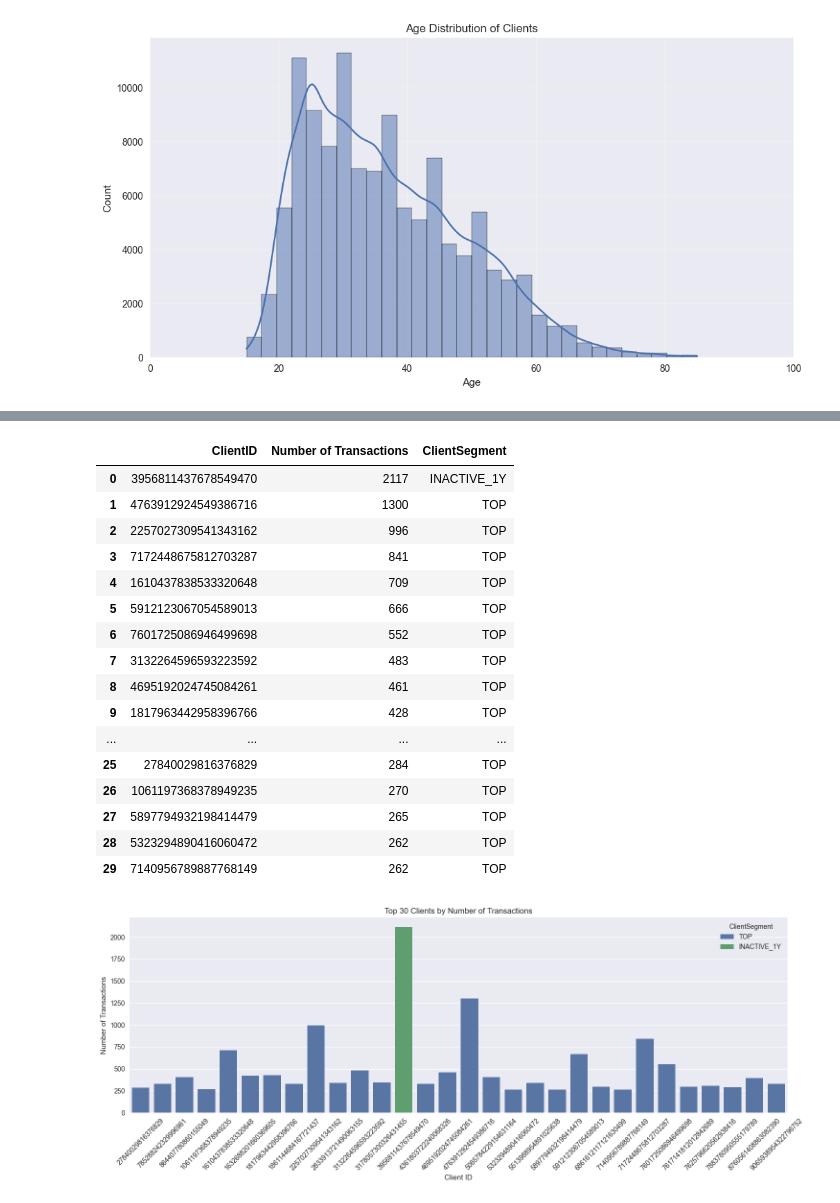
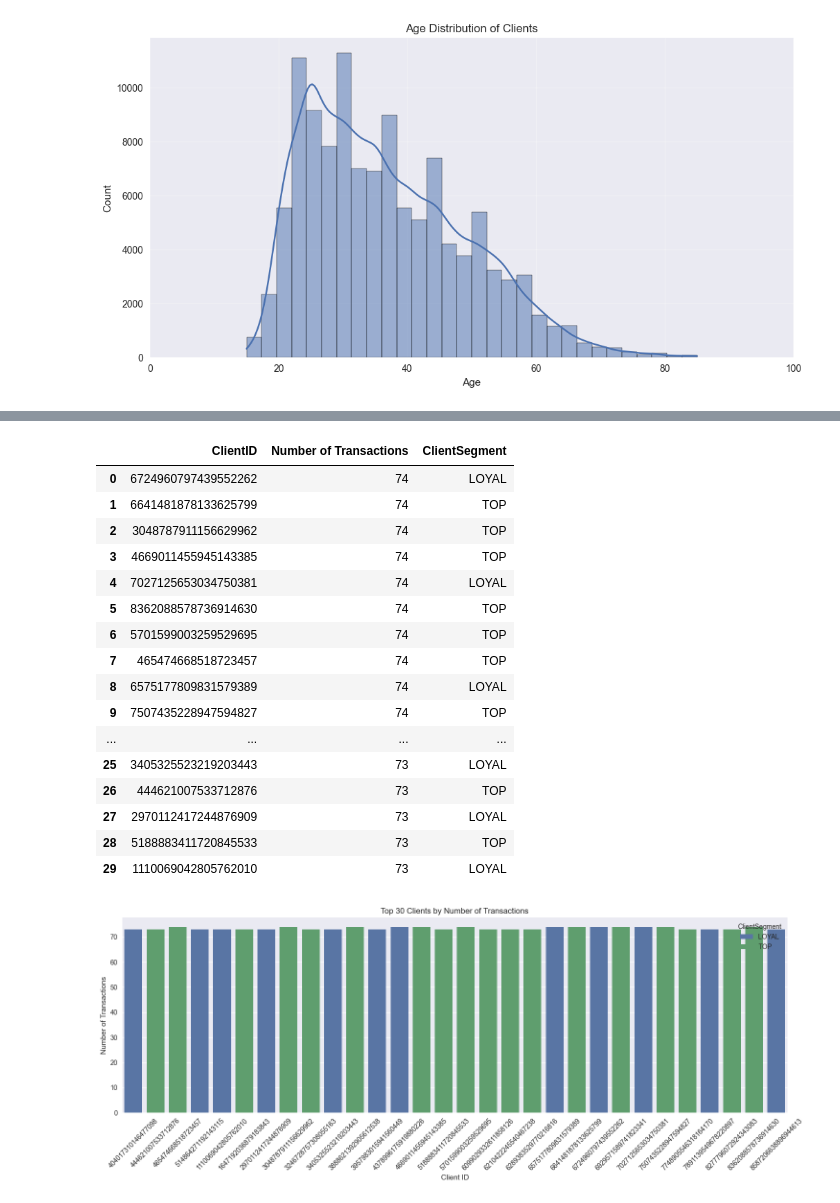
Before and after one commit to ravhello/hackathon, a Jupyter notebook: exploration.ipynb, the cells around one changed output, grey strips where cells are left out. Cells and saved outputs as stored; diff of their text form; code cells hidden in the pictures.

Commit message:
new exploration with only one table

```diff
--- a/exploration.ipynb
+++ b/exploration.ipynb
@@ -38,10 +266,9 @@ clients_df['Age'] = clients_df['Age'].apply(lambda x: x if (15 <= x <= 85) else
 # %%
-'''
 # Calculate number of orders per client
-orders_per_client = transactions_df.groupby('ClientID').size()
+orders_per_client = final_df.groupby('ClientID').size()
 
 # Calculate average amount per order per client
-avg_amount_per_order = transactions_df.groupby('ClientID')['SalesNetAmountEuro'].mean()
+avg_amount_per_order = final_df.groupby('ClientID')['SalesNetAmountEuro'].mean()
 
 # Calculate the 99.9 percentile thresholds
 freq_threshold = np.percentile(orders_per_client, 99.9)
@@ -52,13 +279,15 @@ clients_high_freq = orders_per_client[orders_per_client > freq_threshold].index
 clients_high_amount = avg_amount_per_order[avg_amount_per_order > amount_threshold].index
 clients_to_remove = set(clients_high_freq) | set(clients_high_amount)
 
-# Remove transactions for these clients
-transactions_df = transactions_df[~transactions_df['ClientID'].isin(clients_to_remove)]
+# Remove transactions for these clients from final_df
+final_df = final_df[~final_df['ClientID'].isin(clients_to_remove)]
 
-# Also remove them from clients_df
-clients_df = clients_df[~clients_df['ClientID'].isin(clients_to_remove)]
+total_clients_before = len(final_df['ClientID'].unique())
+total_transactions_before = len(final_df)
 
 print(f"Number of clients removed: {len(clients_to_remove)}")
-print(f"Number of transactions remaining: {len(transactions_df)}")
-print(f"Number of clients remaining: {len(clients_df)}")
-'''
+print(f"Percentage of clients removed: {(len(clients_to_remove) / total_clients_before * 100):.2f}%")
+print(f"\nNumber of transactions remaining: {len(final_df)}")
+print(f"Number of transactions removed: {total_transactions_before - len(final_df)}")
+print(f"Percentage of transactions removed: {((total_transactions_before - len(final_df)) / total_transactions_before * 100):.2f}%")
+print(f"\nNumber of unique clients remaining: {final_df['ClientID'].nunique()}")
@@ -65,8 +367,11 @@ print(f"Number of clients remaining: {len(clients_df)}")
+# %%
+# Aggregate duplicate transactions by summing quantities
+final_df = final_df.groupby([
+    'ClientID', 'ProductID', 'TransactionDate', 'StoreID', 'SalesNetAmountEuro',
+    'StoreCountry', 'Quantity_in_stock', 'Category', 'FamilyLevel1', 'FamilyLevel2',
+    'Universe', 'ClientSegment', 'ClientGender', 'Age'
+])['Quantity_sold'].sum().reset_index()
 # %%
+'''# Remove customers from final_df
+final_df = final_df[~final_df['ClientID'].isin([784139077380372687, 7170141520984547731, 4948726587055327420])]
 '''
-# Remove customers from transactions_df
-transactions_df = transactions_df[~transactions_df['ClientID'].isin([784139077380372687, 7170141520984547731, 4948726587055327420])]
-
-# Remove customers from clients_df
-clients_df = clients_df[~clients_df['ClientID'].isin([784139077380372687, 7170141520984547731, 4948726587055327420])]
-'''
@@ -487,43 +644,45 @@ See the caveats in the documentation: https://pandas.pydata.org/pandas-docs/stab
 # %%
 # Get number of transactions per client
-transactions_per_client = transactions_df.groupby('ClientID').size()
+transactions_per_client = final_df.groupby('ClientID').size()
 
 # Sort in descending order and get top 30
 top_30_by_transactions = transactions_per_client.sort_values(ascending=False).head(30)
 
-# Merge with client segments
+# Create a DataFrame with the results
 top_30_clients = pd.DataFrame(top_30_by_transactions).reset_index()
 top_30_clients.columns = ['ClientID', 'Number of Transactions']
-top_30_clients = top_30_clients.merge(clients_df[['ClientID', 'ClientSegment']], on='ClientID', how='left')
+
+# Since final_df already contains ClientSegment, we can merge directly
+top_30_clients = top_30_clients.merge(final_df[['ClientID', 'ClientSegment']].drop_duplicates(), on='ClientID', how='left')
 
 # Display results
 display(top_30_clients)
 
 # Create bar plot
 plt.figure(figsize=(15, 6))
 sns.barplot(data=top_30_clients, x='ClientID', y='Number of Transactions', hue='ClientSegment')
 plt.title('Top 30 Clients by Number of Transactions')
 plt.xticks(rotation=45)
 plt.xlabel('Client ID')
 plt.tight_layout()
 plt.show()
 # %% [output]
 |  | ClientID | Number of Transactions | ClientSegment |
-| 0 | 3956811437678549470 | 2117 | INACTIVE_1Y |
-| 1 | 4763912924549386716 | 1300 | TOP |
-| 2 | 2257027309541343162 | 996 | TOP |
-| 3 | 7172448675812703287 | 841 | TOP |
-| 4 | 1610437838533320648 | 709 | TOP |
-| 5 | 5912123067054589013 | 666 | TOP |
-| 6 | 7601725086946499698 | 552 | TOP |
-| 7 | 3132264596593223592 | 483 | TOP |
-| 8 | 4695192024745084261 | 461 | TOP |
-| 9 | 1817963442958396766 | 428 | TOP |
+| 0 | 6724960797439552262 | 74 | LOYAL |
+| 1 | 6641481878133625799 | 74 | TOP |
+| 2 | 3048787911156629962 | 74 | TOP |
+| 3 | 4669011455945143385 | 74 | TOP |
+| 4 | 7027125653034750381 | 74 | LOYAL |
+| 5 | 8362088578736914630 | 74 | TOP |
+| 6 | 5701599003259529695 | 74 | TOP |
+| 7 | 465474668518723457 | 74 | TOP |
+| 8 | 6575177809831579389 | 74 | LOYAL |
+| 9 | 7507435228947594827 | 74 | TOP |
 | ... | ... | ... | ... |
-| 25 | 27840029816376829 | 284 | TOP |
-| 26 | 1061197368378949235 | 270 | TOP |
-| 27 | 5897794932198414479 | 265 | TOP |
-| 28 | 5323294890416060472 | 262 | TOP |
-| 29 | 7140956789887768149 | 262 | TOP |
+| 25 | 3405325523219203443 | 73 | LOYAL |
+| 26 | 444621007533712876 | 73 | TOP |
+| 27 | 2970112417244876909 | 73 | LOYAL |
+| 28 | 5188883411720845533 | 73 | TOP |
+| 29 | 1110069042805762010 | 73 | LOYAL |
-[figure, old version]
+[figure, new version]
 # %%
```
Also changed, not shown: parts of 26 cells of this notebook.
